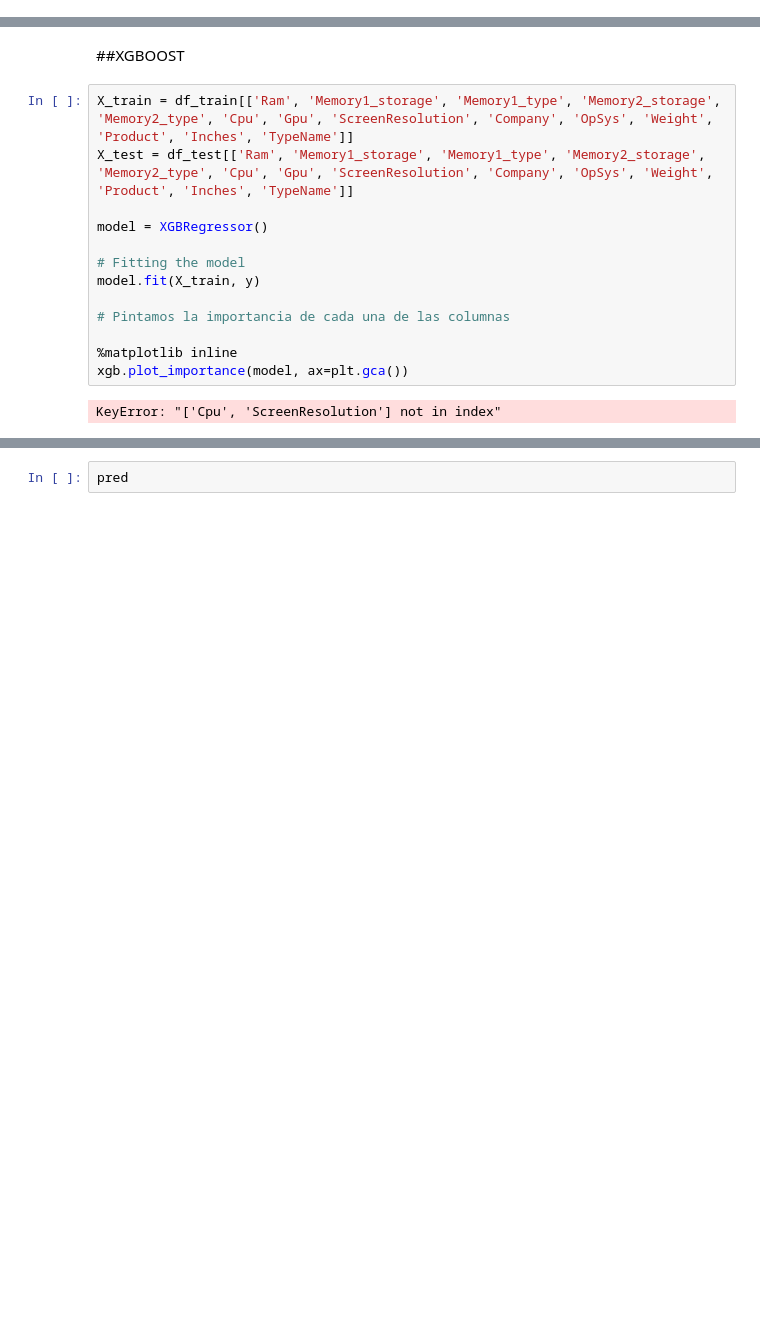
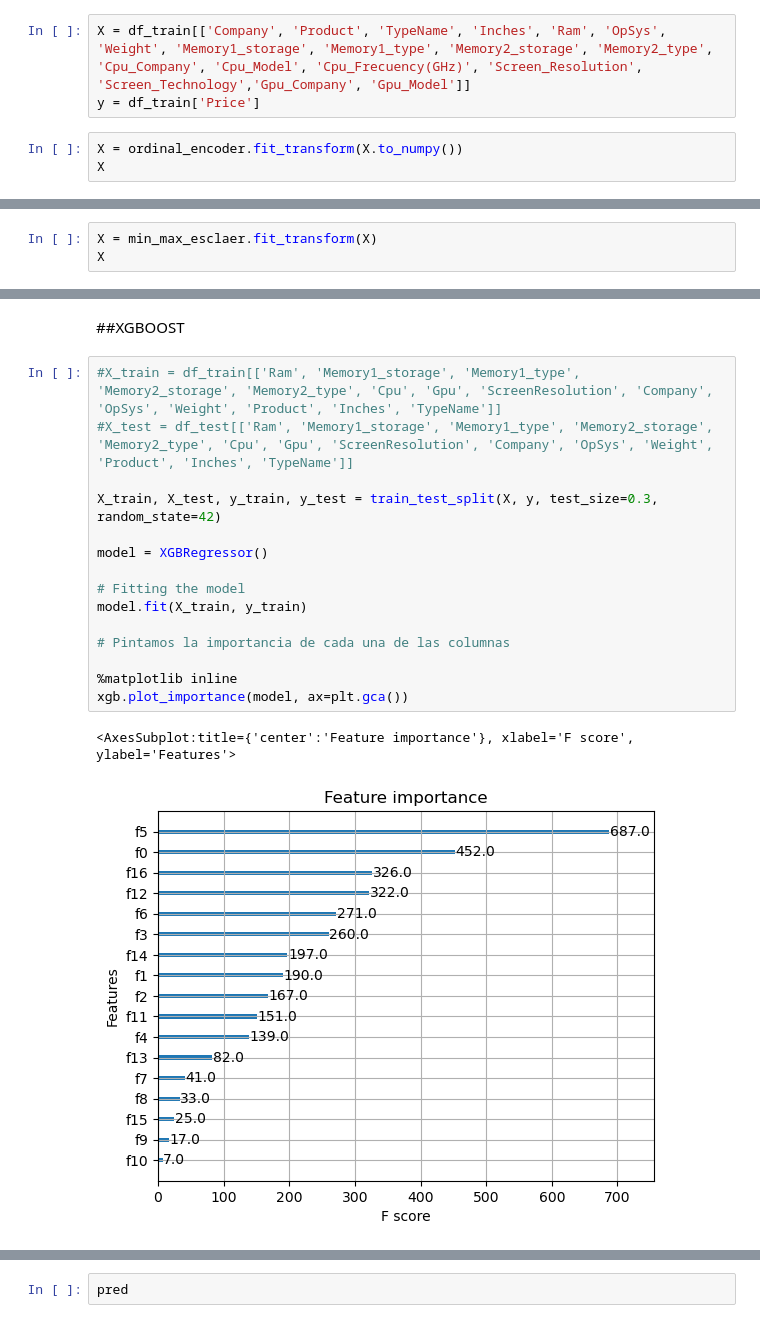
Before and after one commit to w-dan/ML-practica1, a Jupyter notebook: train_test.ipynb, the cells around one changed output, grey strips where cells are left out. Saved outputs shown, nothing was run; the diff lists cells and outputs as text; blank space fills up the shorter version.

```diff
--- a/train_test.ipynb
+++ b/train_test.ipynb
@@ -278,0 +271,6 @@ column_transformer = Compose.ColumnTransformer(transformers=[
+# %%
+X = df_train[['Company', 'Product', 'TypeName', 'Inches', 'Ram', 'OpSys', 'Weight', 'Memory1_storage', 'Memory1_type', 'Memory2_storage', 'Memory2_type', 'Cpu_Company', 'Cpu_Model', 'Cpu_Frecuency(GHz)', 'Screen_Resolution', 'Screen_Technology','Gpu_Company', 'Gpu_Model']]
+y = df_train['Price']
+# %%
+X = ordinal_encoder.fit_transform(X.to_numpy())
+X
@@ -278,0 +285,3 @@ column_transformer = Compose.ColumnTransformer(transformers=[
+# %%
+X = min_max_esclaer.fit_transform(X)
+X
@@ -423,20 +390,23 @@ df_test
 # %% [markdown]
 ##XGBOOST
 # %%
-X_train = df_train[['Ram', 'Memory1_storage', 'Memory1_type', 'Memory2_storage', 'Memory2_type', 'Cpu', 'Gpu', 'ScreenResolution', 'Company', 'OpSys', 'Weight', 'Product', 'Inches', 'TypeName']]
-X_test = df_test[['Ram', 'Memory1_storage', 'Memory1_type', 'Memory2_storage', 'Memory2_type', 'Cpu', 'Gpu', 'ScreenResolution', 'Company', 'OpSys', 'Weight', 'Product', 'Inches', 'TypeName']]
+#X_train = df_train[['Ram', 'Memory1_storage', 'Memory1_type', 'Memory2_storage', 'Memory2_type', 'Cpu', 'Gpu', 'ScreenResolution', 'Company', 'OpSys', 'Weight', 'Product', 'Inches', 'TypeName']]
+#X_test = df_test[['Ram', 'Memory1_storage', 'Memory1_type', 'Memory2_storage', 'Memory2_type', 'Cpu', 'Gpu', 'ScreenResolution', 'Company', 'OpSys', 'Weight', 'Product', 'Inches', 'TypeName']]
+
+X_train, X_test, y_train, y_test = train_test_split(X, y, test_size=0.3, random_state=42)
 
 model = XGBRegressor()
 
 # Fitting the model
-model.fit(X_train, y)
+model.fit(X_train, y_train)
 
 # Pintamos la importancia de cada una de las columnas
 
 %matplotlib inline
 xgb.plot_importance(model, ax=plt.gca())
 # %% [output]
-KeyError: "['Cpu', 'ScreenResolution'] not in index"
+<AxesSubplot:title={'center':'Feature importance'}, xlabel='F score', ylabel='Features'>
+[figure, added]
 # %%
 predTrain = model.predict(X_train)        # Predicción del Train
 pred = model.predict(X_test)              # Predicción del Test
```
Also changed, not shown: parts of 16 cells of this notebook.
